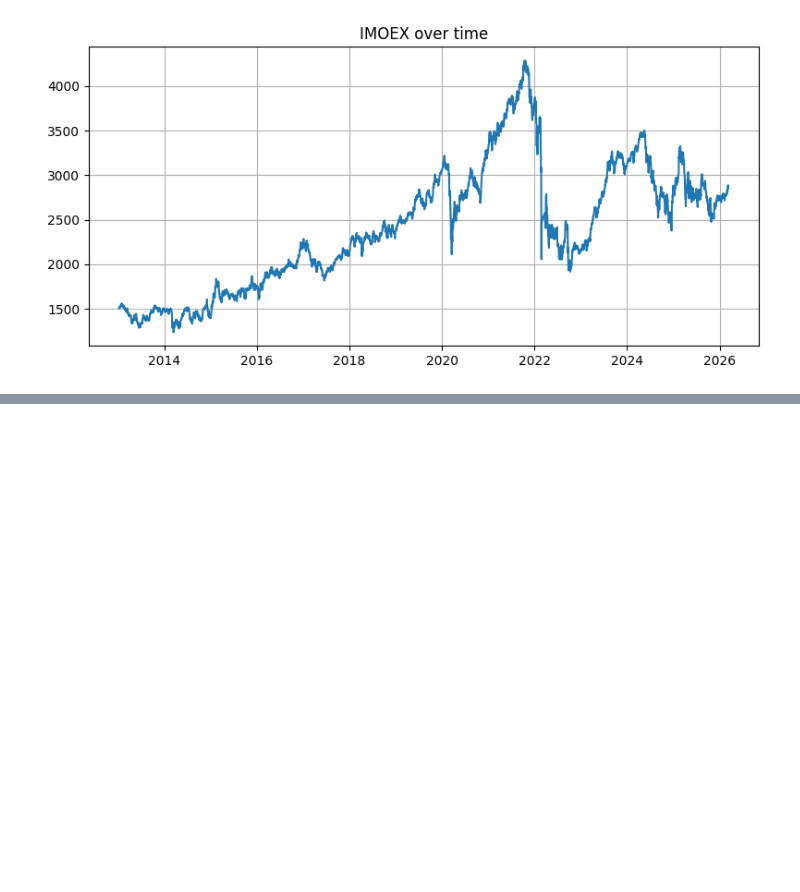
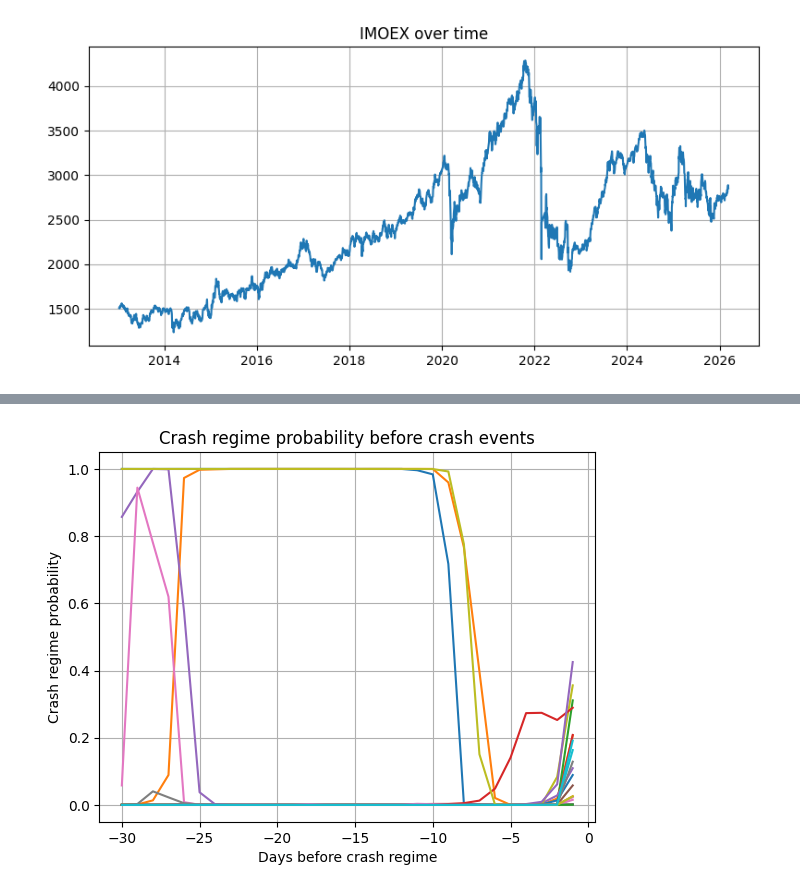
Before and after one commit to SigmaFlowX/Hidden-Markov-Model-for-Regime-Detection, a Jupyter notebook: notebooks/hmm_regime_detection.ipynb, the cells around one changed output, grey strips where cells are left out. Drawn from its saved outputs; the diff is of its cells as text; code cells hidden in the pictures; blank space fills up the shorter version.

Commit message:
added crash probability visualization

```diff
--- a/notebooks/hmm_regime_detection.ipynb
+++ b/notebooks/hmm_regime_detection.ipynb
@@ -140,0 +143,27 @@ print(df)
+# %%
+probs = model.predict_proba(X)
+crash_prob = probs[:, 1]
+candles["crash_prob"] = crash_prob
+
+regimes = model.predict(X)
+
+crash_starts = []
+for i in range(1, len(regimes)):
+    if regimes[i] == 1 and regimes[i-1] != 1:
+        crash_starts.append(i)
+
+window = 30
+for index in crash_starts:
+    start = max(0, index-window)
+    end = index
+
+    plt.plot(range(-(end-start), 0), crash_prob[start:end])
+
+plt.xlabel("Days before crash regime")
+plt.ylabel("Crash regime probability")
+plt.title("Crash regime probability before crash events")
+plt.grid()
+
+plt.show()
+# %% [output]
+[figure, added]
```
Also changed, not shown: parts of 5 cells of this notebook.
